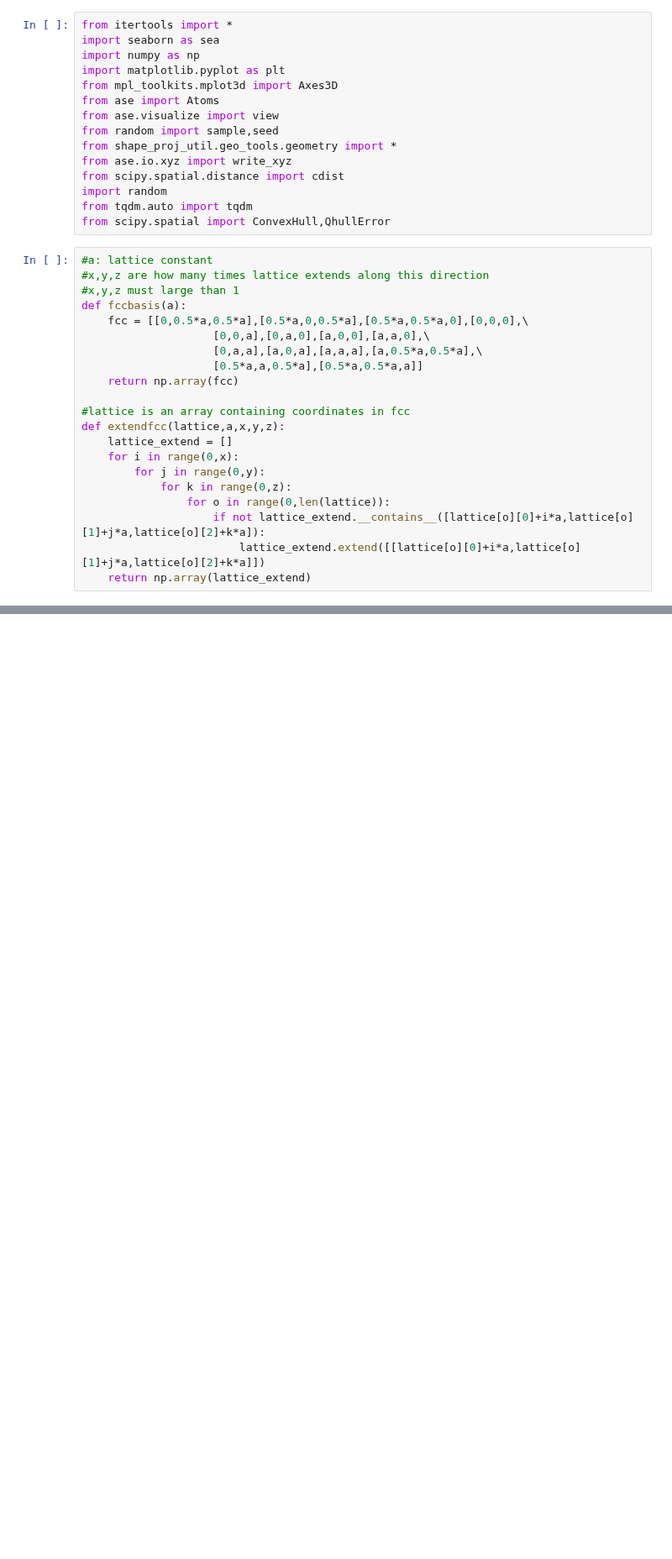
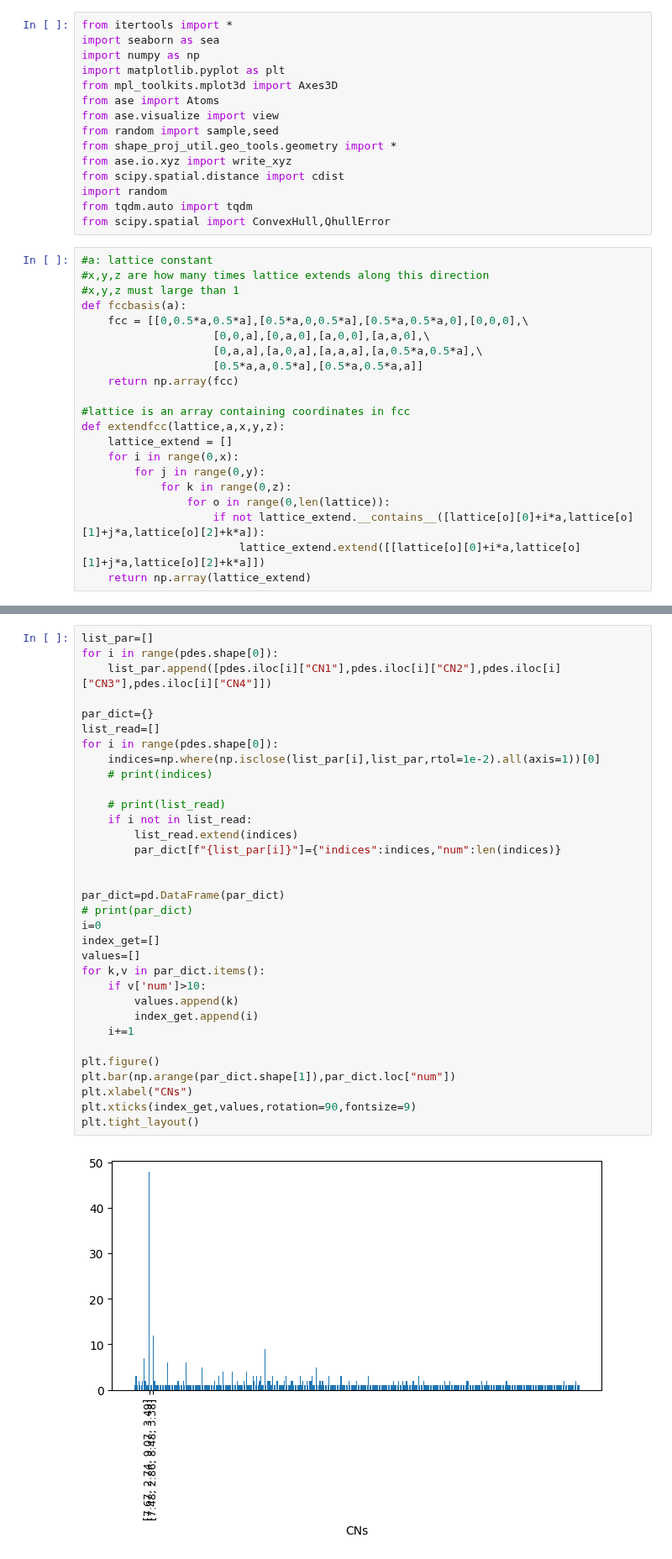
Before and after one commit to kaifengZheng/GA_nano_generator, a Jupyter notebook: particle_generator_no_genome.ipynb, the cells around one changed output, grey strips where cells are left out. Shown at 84% size. Drawn from its saved outputs; the diff is of its cells as text; blank space fills up the shorter version.

```diff
--- a/particle_generator_no_genome.ipynb
+++ b/particle_generator_no_genome.ipynb
@@ -905,0 +924,35 @@ for i in range(len(a)):
+# %%
+list_par=[]
+for i in range(pdes.shape[0]):
+    list_par.append([pdes.iloc[i]["CN1"],pdes.iloc[i]["CN2"],pdes.iloc[i]["CN3"],pdes.iloc[i]["CN4"]])
+
+par_dict={}
+list_read=[]
+for i in range(pdes.shape[0]):
+    indices=np.where(np.isclose(list_par[i],list_par,rtol=1e-2).all(axis=1))[0]
+    # print(indices)
+
+    # print(list_read)
+    if i not in list_read:
+        list_read.extend(indices)
+        par_dict[f"{list_par[i]}"]={"indices":indices,"num":len(indices)}
+
+
+par_dict=pd.DataFrame(par_dict)
+# print(par_dict)
+i=0
+index_get=[]
+values=[]
+for k,v in par_dict.items():
+    if v['num']>10:
+        values.append(k)
+        index_get.append(i)
+    i+=1
+
+plt.figure()
+plt.bar(np.arange(par_dict.shape[1]),par_dict.loc["num"])
+plt.xlabel("CNs")
+plt.xticks(index_get,values,rotation=90,fontsize=9)
+plt.tight_layout()
+# %% [output]
+[figure, added]
```
Also changed, not shown: parts of 9 cells of this notebook.
